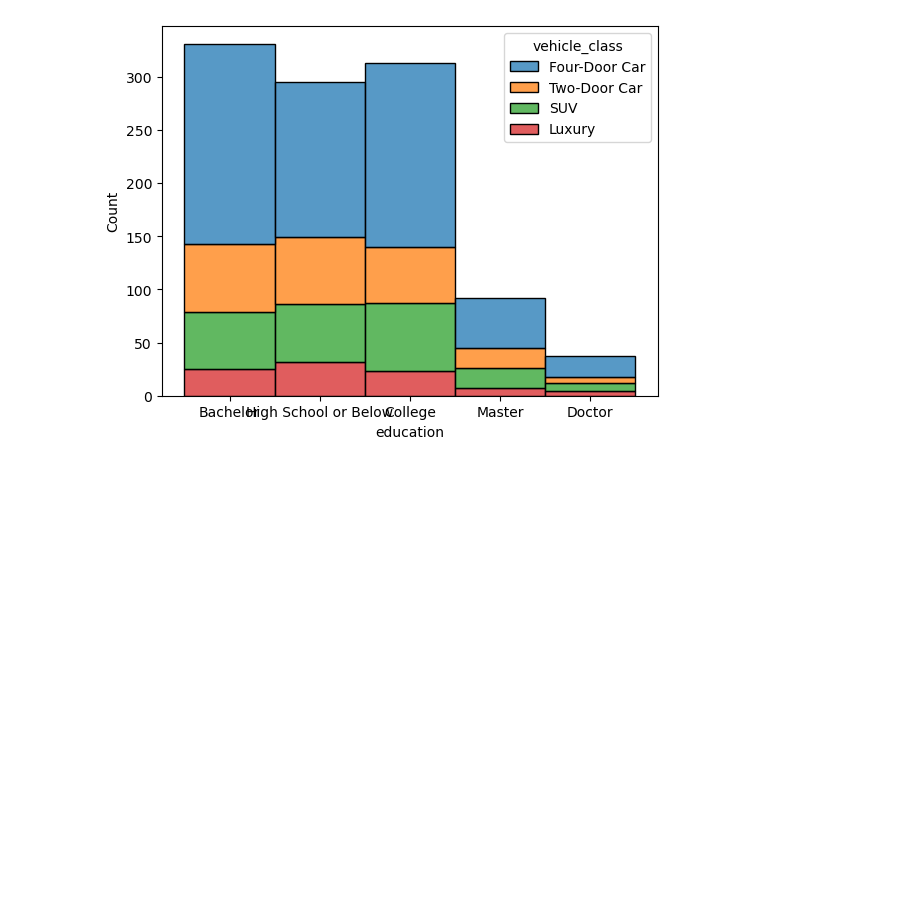
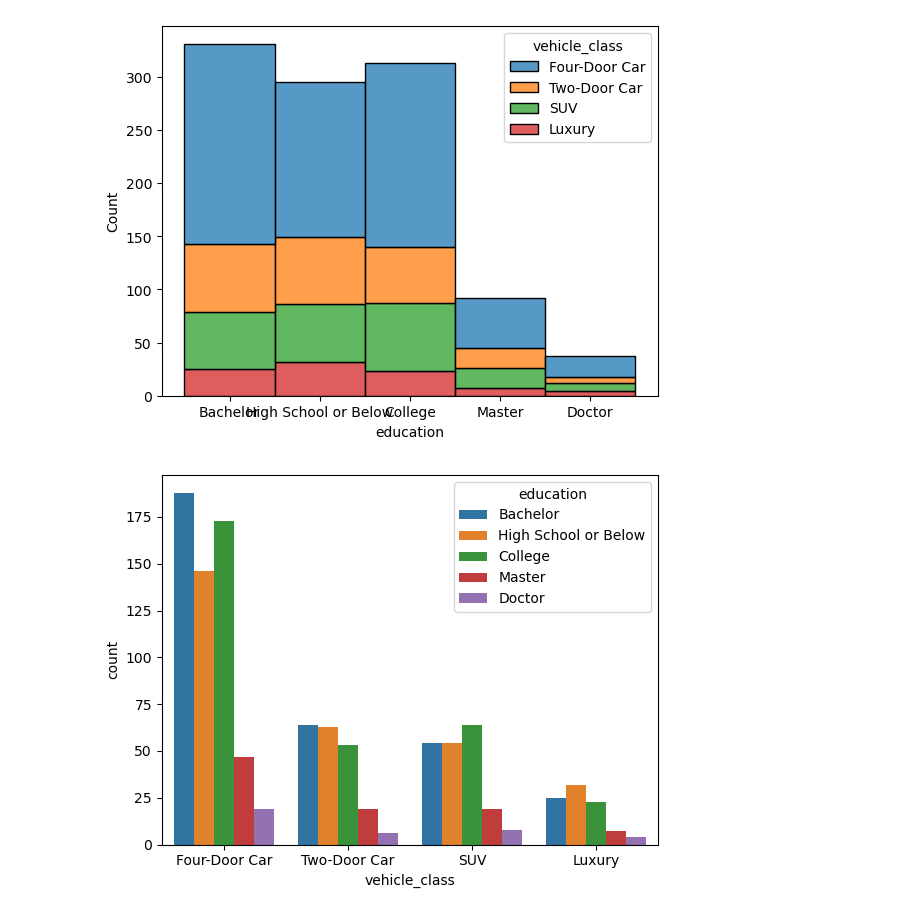
Before and after one commit to Dan2024IronHack/lab-dw-data-cleaning-and-formatting, a Jupyter notebook: lab-dw-data-cleaning-and-formatting.ipynb, the cells around one changed output. Saved outputs shown, nothing was run; the diff lists cells and outputs as text; code cells hidden in the pictures; blank space fills up the shorter version.

```diff
--- a/lab-dw-data-cleaning-and-formatting.ipynb
+++ b/lab-dw-data-cleaning-and-formatting.ipynb
@@ -426,3 +440,8 @@ sns.histplot(x="education", hue="vehicle_class", data=file6, multiple='stack')
 plt.show()
 # %% [output]
 [figure]
+# %%
+sns.countplot(x="vehicle_class", hue="education", data=file6,)
+plt.show()
+# %% [output]
+[figure, added]
```
Also changed, not shown: parts of 6 cells of this notebook.
